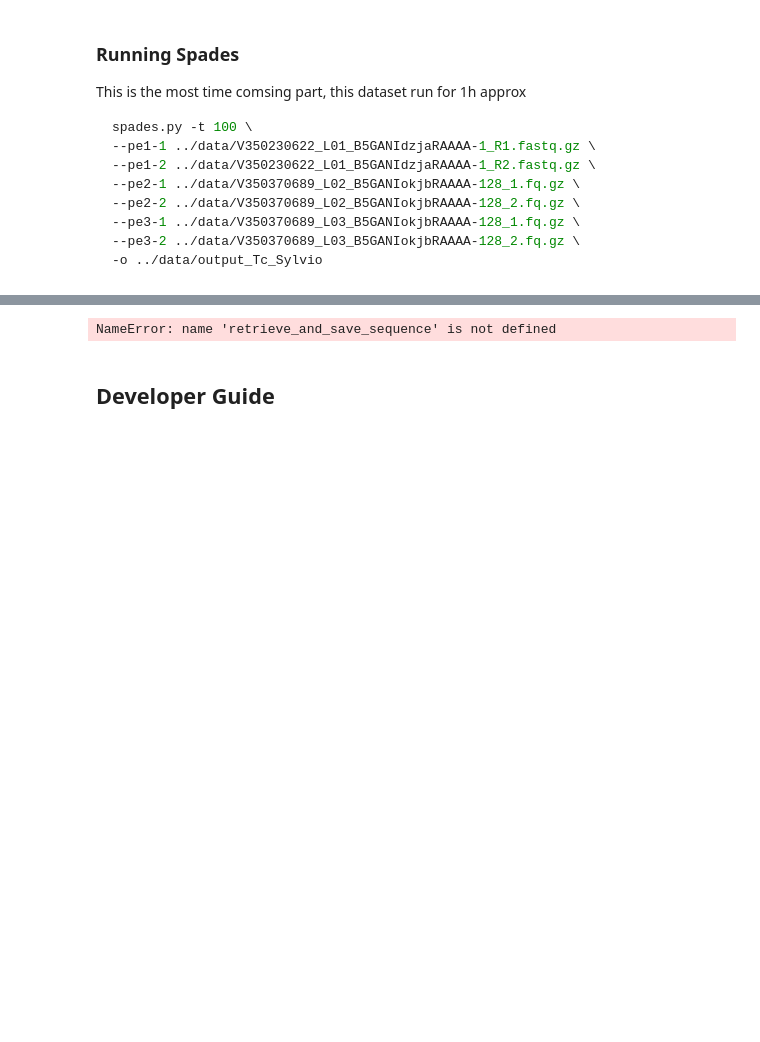
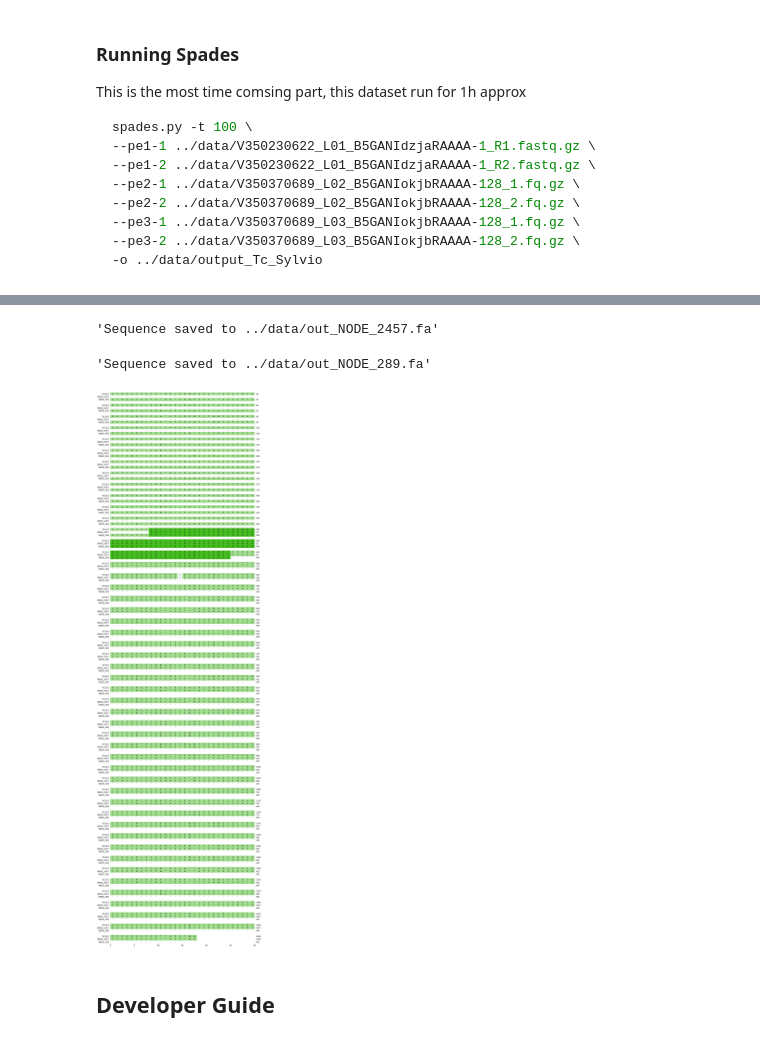
Before and after one commit to mtinti/gene_finder, a Jupyter notebook: nbs/index.ipynb, the cells around one changed output, grey strips where cells are left out. Cells and saved outputs as stored; diff of their text form; code cells hidden in the pictures; blank space fills up the shorter version.

Commit message:
add biotite align

```diff
--- a/nbs/index.ipynb
+++ b/nbs/index.ipynb
@@ -80,9 +75,56 @@ Let's retrive the sequences +/- 1000 bp
 # %%
 retrieve_and_save_sequence('../data/output_Tc_Sylvio/scaffolds.fasta',
                            'NODE_2457_length_1097_cov_126.120588',
-                           1,1090+1000,'../data/out_NODE_2457.fa')
+                           1,1090,'../data/out_NODE_2457.fa')
 # %% [output]
-NameError: name 'retrieve_and_save_sequence' is not defined
+'Sequence saved to ../data/out_NODE_2457.fa'
+# %%
+retrieve_and_save_sequence('../data/output_Tc_Sylvio/scaffolds.fasta',
+                           'NODE_289_length_20803_cov_57.477757',
+                           20359,20803,'../data/out_NODE_289.fa')
+# %% [output]
+'Sequence saved to ../data/out_NODE_289.fa'
+# %%
+import biotite.sequence as seq
+import biotite.sequence.io.fasta as fasta
+import biotite.sequence.align as align
+import biotite.sequence.graphics as graphics
+import matplotlib.pyplot as plt
+
+# Load sequences
+sequences = []
+labels = []
+files = [
+    '../data/TcCLK1_CM118357.1.fa',
+    '../data/out_NODE_289.fa',
+    '../data/out_NODE_2457.fa'
+]
+
+for file_path in files:
+    fasta_file = fasta.FastaFile.read(file_path)
+    for header, seq_string in fasta_file.items():
+        sequences.append(seq.NucleotideSequence(seq_string))
+        labels.append(header)
+
+# Perform multiple sequence alignment
+matrix = align.SubstitutionMatrix.std_nucleotide_matrix()
+alignment, order, _, _ = align.align_multiple(sequences, matrix, gap_penalty=(-15, -2))
+
+# Reorder to match your input order
+alignment = alignment[:, [0, 2, 1]]
+
+labels = ['TcCLK1','NODE_2457','NODE_289']
+# Visualize
+fig, ax = plt.subplots(figsize=(12, 40))
+graphics.plot_alignment_similarity_based(
+    ax, alignment, labels=labels, symbols_per_line=30,
+    show_numbers=True,
+    show_line_position=True,
+)
+plt.tight_layout()
+plt.show()
+# %% [output]
+[figure, added]
 # %% [markdown]
 ## Developer Guide
 # %% [markdown]
```
Also changed, not shown: parts of 8 cells of this notebook, 4 other files.
